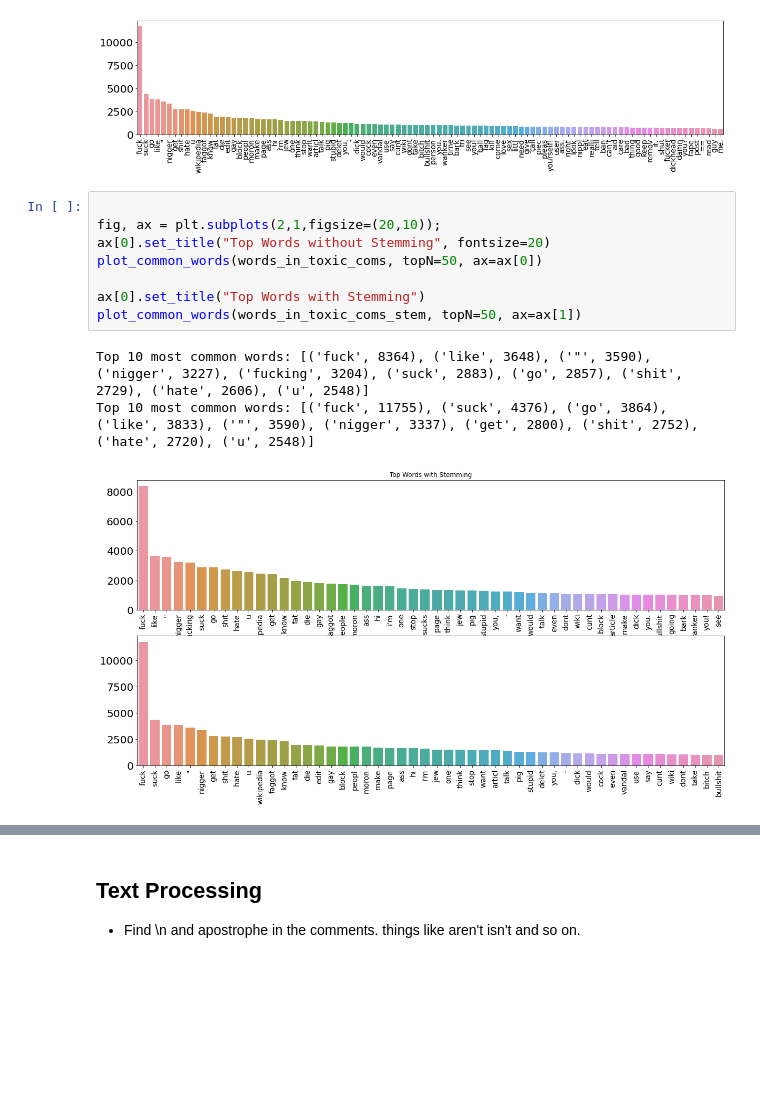
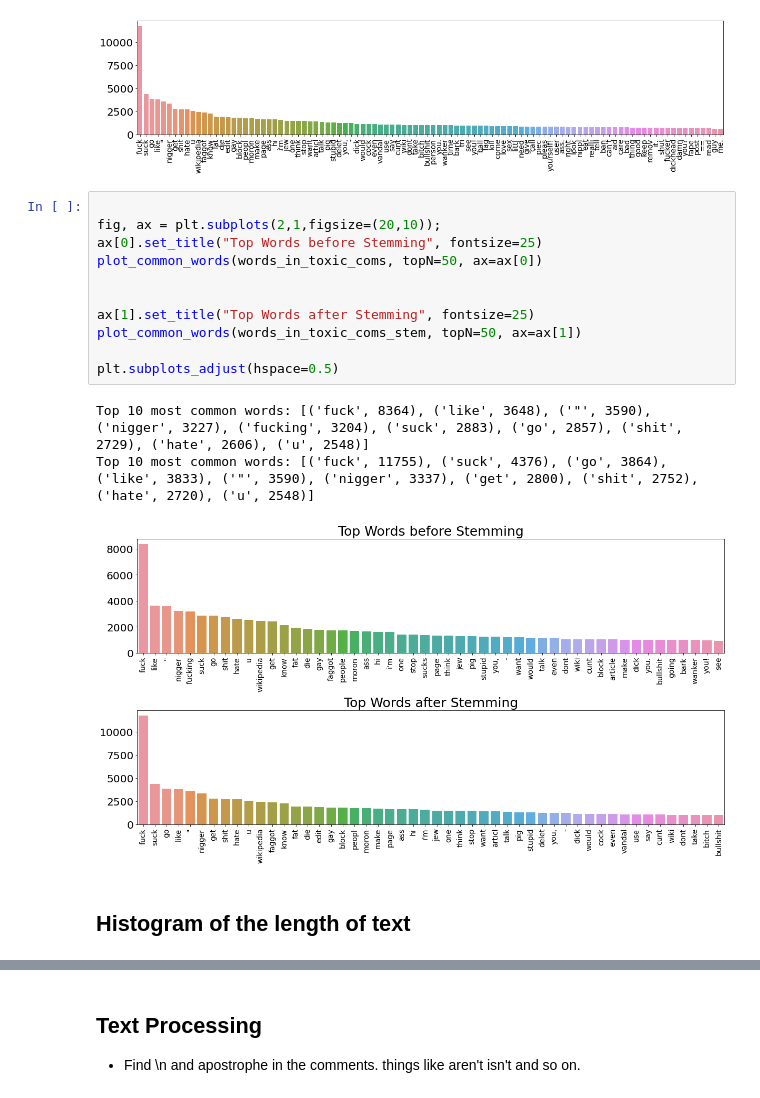
Before and after one commit to dyasutomo/ToxCom, a Jupyter notebook: g01_data_visualization.ipynb, the cells around one changed output, grey strips where cells are left out. Drawn from its saved outputs; the diff is of its cells as text; blank space fills up the shorter version.

```diff
--- a/g01_data_visualization.ipynb
+++ b/g01_data_visualization.ipynb
@@ -234,12 +234,17 @@ Top 10 most common words: [('fuck', 11755), ('suck', 4376), ('go', 3864), ('like
 # %%
 
 fig, ax = plt.subplots(2,1,figsize=(20,10));
-ax[0].set_title("Top Words without Stemming", fontsize=20)
+ax[0].set_title("Top Words before Stemming", fontsize=25)
 plot_common_words(words_in_toxic_coms, topN=50, ax=ax[0])
 
-ax[0].set_title("Top Words with Stemming")
+
+ax[1].set_title("Top Words after Stemming", fontsize=25)
 plot_common_words(words_in_toxic_coms_stem, topN=50, ax=ax[1])
+
+plt.subplots_adjust(hspace=0.5)
 # %% [output]
 Top 10 most common words: [('fuck', 8364), ('like', 3648), ('"', 3590), ('nigger', 3227), ('fucking', 3204), ('suck', 2883), ('go', 2857), ('shit', 2729), ('hate', 2606), ('u', 2548)]
 Top 10 most common words: [('fuck', 11755), ('suck', 4376), ('go', 3864), ('like', 3833), ('"', 3590), ('nigger', 3337), ('get', 2800), ('shit', 2752), ('hate', 2720), ('u', 2548)]
-[figure, old version]
+[figure, new version]
+# %% [markdown]
+## Histogram of the length of text
```
Also changed, not shown: parts of 18 cells of this notebook.
